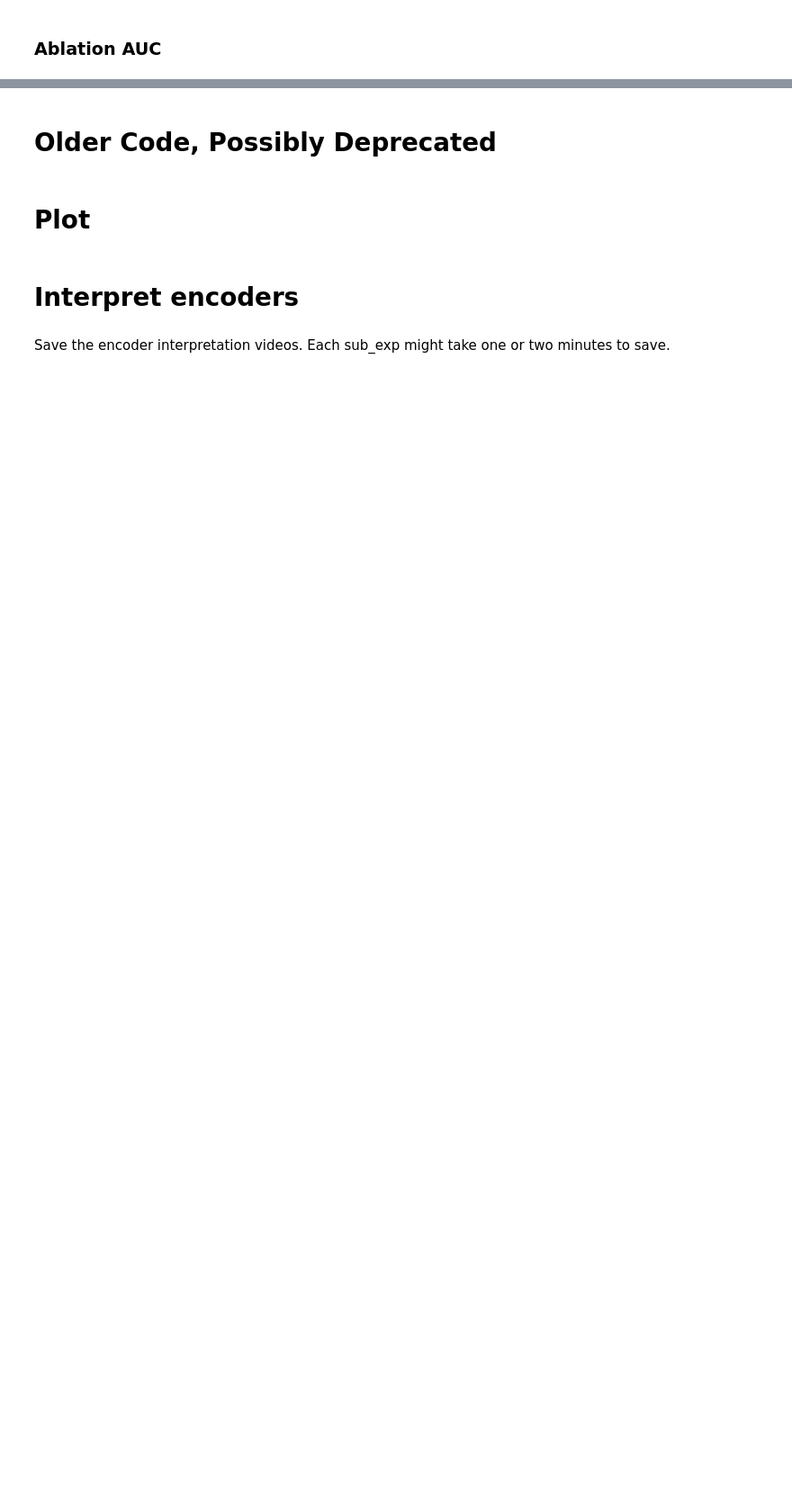
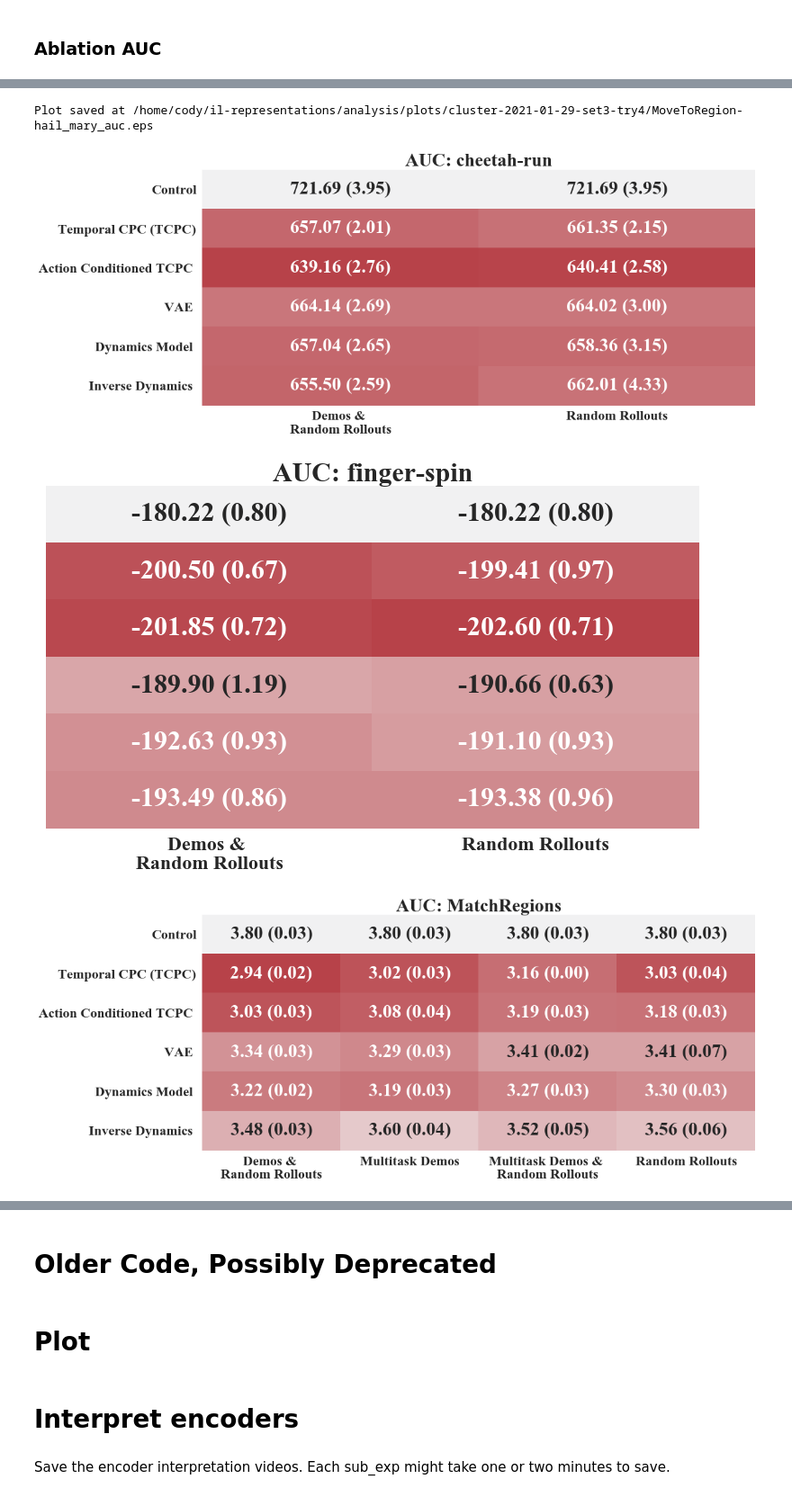
Before and after one commit to HumanCompatibleAI/eirli, a Jupyter notebook: analysis/plot.ipynb, the cells around one changed output, grey strips where cells are left out. Shown at 90% size. Drawn from its saved outputs; the diff is of its cells as text; code cells hidden in the pictures; blank space fills up the shorter version.

```diff
--- a/analysis/plot.ipynb
+++ b/analysis/plot.ipynb
@@ -1433,0 +1445,42 @@ Plot saved at /home/cody/il-representations/analysis/plots/cluster-2021-01-29-se
+# %%
+## Configs for baseline plots
+
+new_ret_col_lookup = {
+    'MatchRegions': 'step 40',
+    'MoveToRegion': 'step 40',
+    'MoveToCorner': 'step 40',
+    'finger-spin': 'step 400',
+    'cheetah-run':'step 400'
+}
+
+
+# Set plot properties according to where we want to position it in paper
+right_envs = ['MatchRegions', 'cheetah-run']
+left_envs = ['MoveToRegion', 'finger-spin']
+
+algo_order = ["Control", "Temporal CPC (TCPC)", "Action Conditioned TCPC ", "VAE ", "Dynamics Model ",
+              "Inverse Dynamics "]
+
+
+
+for env in envs:
+    print(f"Creating plot for {env}")
+    # CHANGE ME FOR EACH PLOT
+    plot_config = hail_mary_plot_config_lookup[env]
+    # CHANGE ME IF SWITCHING BETWEEN AUC AND RETURN
+    pivoted_dfs = create_pivoted_dfs(raw_auc_dataframes, new_ret_col_lookup,
+                                     plot_config['blacklist_terms'], plot_config['whitelist_lookups'],
+                                     plot_config['control_idx'], algo_order, verbose=False)
+    pooled_dfs = create_pooled_dfs(pivoted_dfs, control_idx=plot_config['control_idx'])
+    kwargs = {}
+    if env in left_envs:
+        kwargs = {'show_ylabel': False}
+    env_plot = task_auc_heatmap(env, pooled_dfs, control_key=control_idx, **kwargs)
+    display(env_plot)
+    # CHANGE ME TO SAVE PROPERLY
+    save_eps(env_plot, env, 'hail_mary_auc')
+
+# # to be paranoid
+del pivoted_dfs
+del pooled_dfs
+# %% [output]
@@ -1433,0 +1498,4 @@ Plot saved at /home/cody/il-representations/analysis/plots/cluster-2021-01-29-se
+Plot saved at /home/cody/il-representations/analysis/plots/cluster-2021-01-29-set3-try4/MoveToRegion-hail_mary_auc.eps
+[figure, added]
+[figure, added]
+[figure, added]
```
Also changed, not shown: parts of 29 cells of this notebook.
